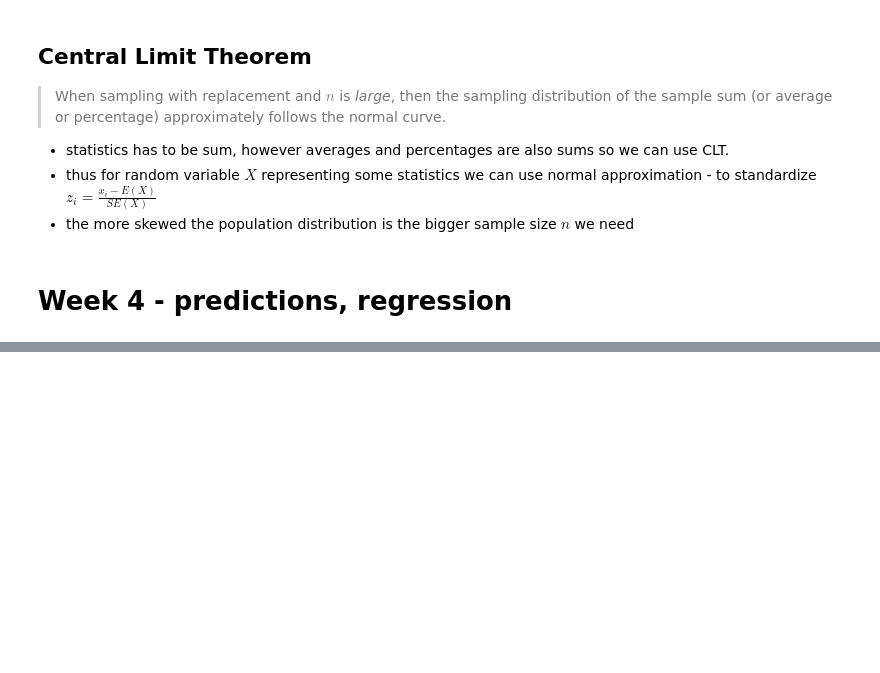
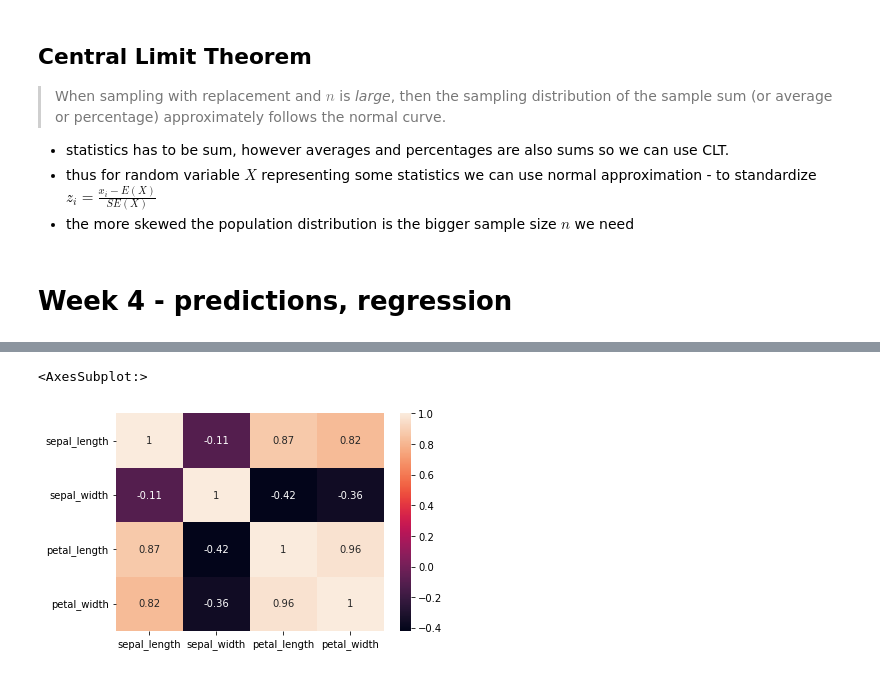
Before and after one commit to TomasDrozdik/statistics, a Jupyter notebook: introduction-to-statistics.ipynb, the cells around one changed output, grey strips where cells are left out. Drawn from its saved outputs; the diff is of its cells as text; code cells hidden in the pictures; blank space fills up the shorter version.

```diff
--- a/introduction-to-statistics.ipynb
+++ b/introduction-to-statistics.ipynb
@@ -272,0 +260,6 @@ corrcoef = 0.89
+# %%
+# Simple way to view correlation
+sns.heatmap(iris_df.corr(), annot=True)
+# %% [output]
+<AxesSubplot:>
+[figure, added]
```
Also changed, not shown: parts of 17 cells of this notebook.
